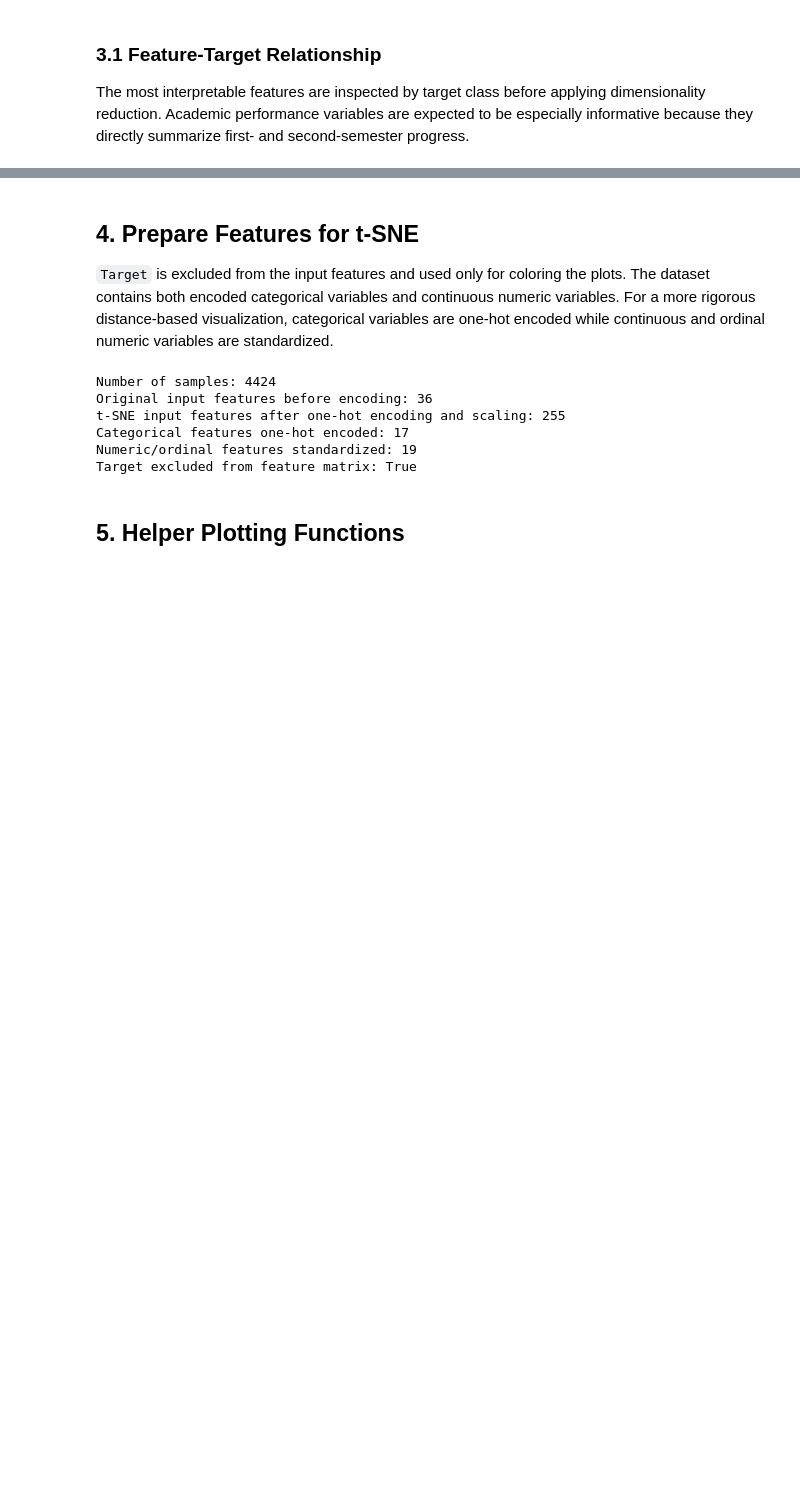
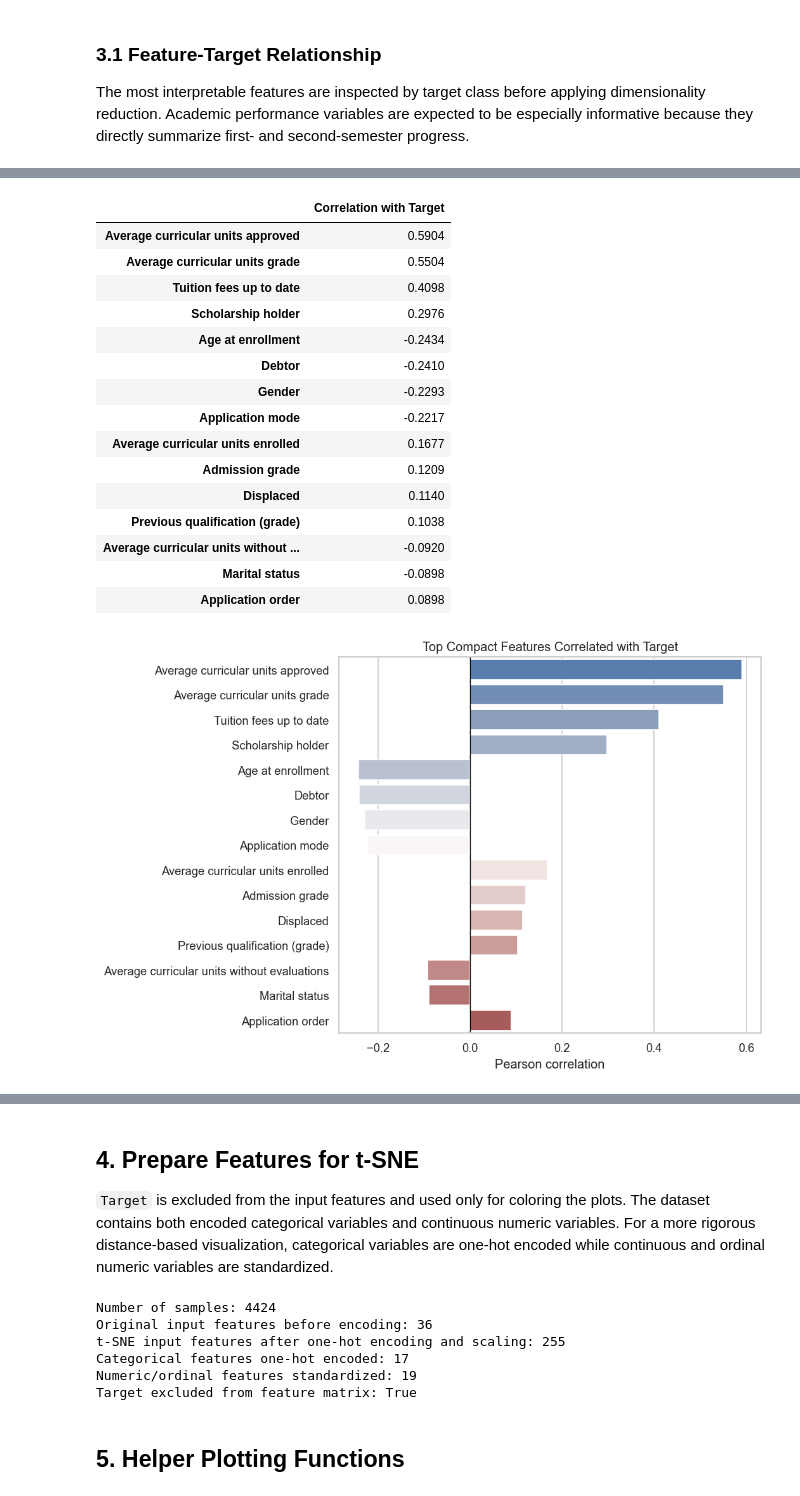
Before and after one commit to NathanTong0921/Machine-Learning-Project, a Jupyter notebook: visualization/data_visualization_tsne.ipynb, the cells around one changed output, grey strips where cells are left out. Saved outputs shown, nothing was run; the diff lists cells and outputs as text; code cells hidden in the pictures; blank space fills up the shorter version.

Commit message:
explain the reason for combining the features and combine features by average and PCA separately

```diff
--- a/visualization/data_visualization_tsne.ipynb
+++ b/visualization/data_visualization_tsne.ipynb
@@ -204,41 +290,97 @@ The correlation ranking is only an exploratory screening tool because `Target` i
 # %%
-corr_matrix = df.drop(columns=["Target Label"]).corr(numeric_only=True)
-target_corr = (
-    corr_matrix["Target"]
+semester_feature_pairs = {
+    "Average curricular units approved": [
+        "Curricular units 1st sem (approved)",
+        "Curricular units 2nd sem (approved)",
+    ],
+    "Average curricular units grade": [
+        "Curricular units 1st sem (grade)",
+        "Curricular units 2nd sem (grade)",
+    ],
+    "Average curricular units enrolled": [
+        "Curricular units 1st sem (enrolled)",
+        "Curricular units 2nd sem (enrolled)",
+    ],
+    "Average curricular units evaluations": [
+        "Curricular units 1st sem (evaluations)",
+        "Curricular units 2nd sem (evaluations)",
+    ],
+    "Average curricular units credited": [
+        "Curricular units 1st sem (credited)",
+        "Curricular units 2nd sem (credited)",
+    ],
+    "Average curricular units without evaluations": [
+        "Curricular units 1st sem (without evaluations)",
+        "Curricular units 2nd sem (without evaluations)",
+    ],
+}
+
+compact_corr_df = df.drop(columns=["Target Label"]).copy()
+paired_semester_columns = set()
+
+for composite_name, source_columns in semester_feature_pairs.items():
+    available_columns = [col for col in source_columns if col in compact_corr_df.columns]
+    if available_columns:
+        compact_corr_df[composite_name] = compact_corr_df[available_columns].mean(axis=1)
+        paired_semester_columns.update(available_columns)
+
+compact_corr_df = compact_corr_df.drop(columns=sorted(paired_semester_columns))
+
+compact_corr_matrix = compact_corr_df.corr(numeric_only=True)
+compact_target_corr = (
+    compact_corr_matrix["Target"]
     .drop("Target")
     .sort_values(key=lambda values: values.abs(), ascending=False)
 )
-top_target_corr = target_corr.head(15).rename("Correlation with Target").to_frame()
-display(top_target_corr.round(4))
+top_compact_target_corr = compact_target_corr.head(15).rename("Correlation with Target").to_frame()
+display(top_compact_target_corr.round(4))
 
 fig, ax = plt.subplots(figsize=(9, 6))
-plot_corr = top_target_corr.reset_index().rename(columns={"index": "Feature"})
+plot_corr = top_compact_target_corr.reset_index().rename(columns={"index": "Feature"})
 sns.barplot(
     data=plot_corr,
     y="Feature",
     x="Correlation with Target",
     hue="Feature",
     palette="vlag",
     legend=False,
     ax=ax,
 )
 ax.axvline(0, color="black", linewidth=0.8)
-ax.set_title("Top 15 Features Correlated with Target")
+ax.set_title("Top Compact Features Correlated with Target")
 ax.set_xlabel("Pearson correlation")
 ax.set_ylabel("")
 plt.tight_layout()
 plt.show()
 
-heatmap_features = top_target_corr.index.tolist() + ["Target"]
+heatmap_features = top_compact_target_corr.index.tolist() + ["Target"]
 fig, ax = plt.subplots(figsize=(12, 10))
 sns.heatmap(
-    df[heatmap_features].corr(numeric_only=True),
+    compact_corr_df[heatmap_features].corr(numeric_only=True),
     annot=True,
     fmt=".2f",
     cmap="coolwarm",
     center=0,
     ax=ax,
 )
-ax.set_title("Correlation Heatmap: Top Target-Related Features")
+ax.set_title("Correlation Heatmap: Top Compact Target-Related Features")
 plt.tight_layout()
 plt.show()
+# %% [output]
+|  | Correlation with Target |
+| Average curricular units approved | 0.5904 |
+| Average curricular units grade | 0.5504 |
+| Tuition fees up to date | 0.4098 |
+| Scholarship holder | 0.2976 |
+| Age at enrollment | -0.2434 |
+| Debtor | -0.2410 |
+| Gender | -0.2293 |
+| Application mode | -0.2217 |
+| Average curricular units enrolled | 0.1677 |
+| Admission grade | 0.1209 |
+| Displaced | 0.1140 |
+| Previous qualification (grade) | 0.1038 |
+| Average curricular units without ... | -0.0920 |
+| Marital status | -0.0898 |
+| Application order | 0.0898 |
+[figure, added]
```
Also changed, not shown: parts of 11 cells of this notebook, 1 other file.
